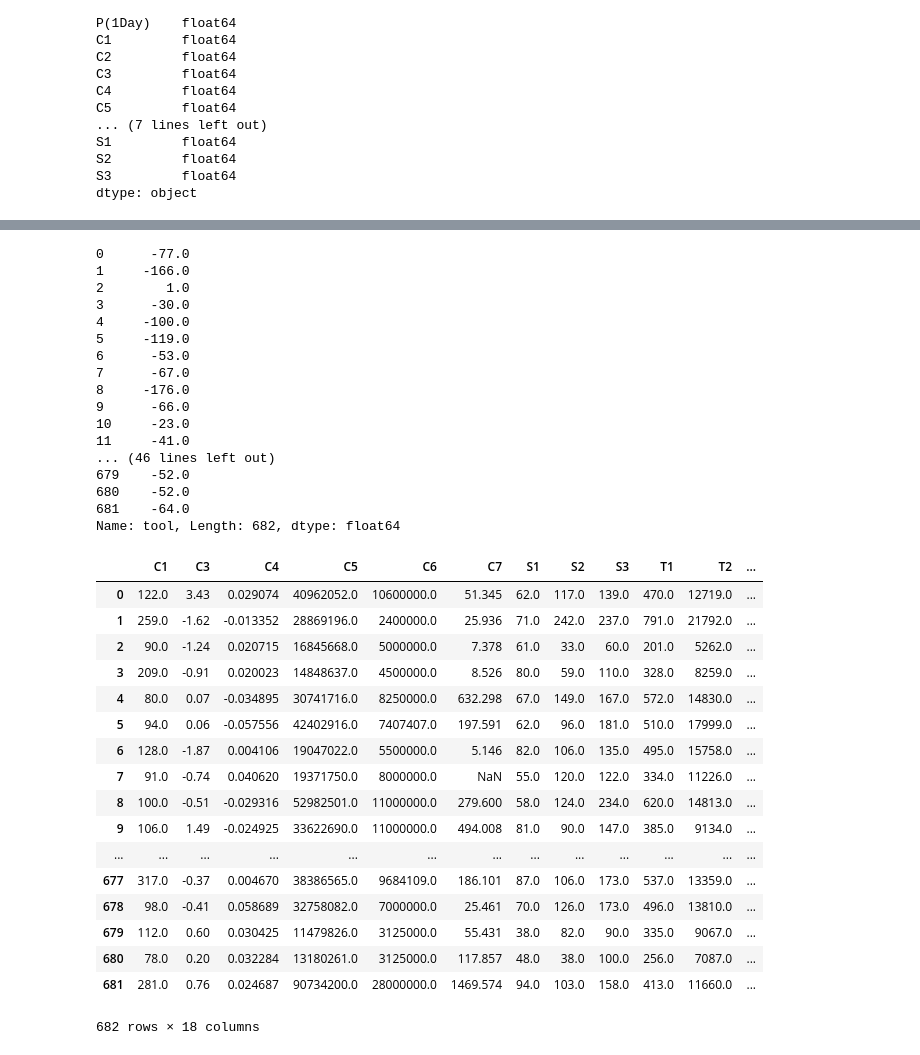
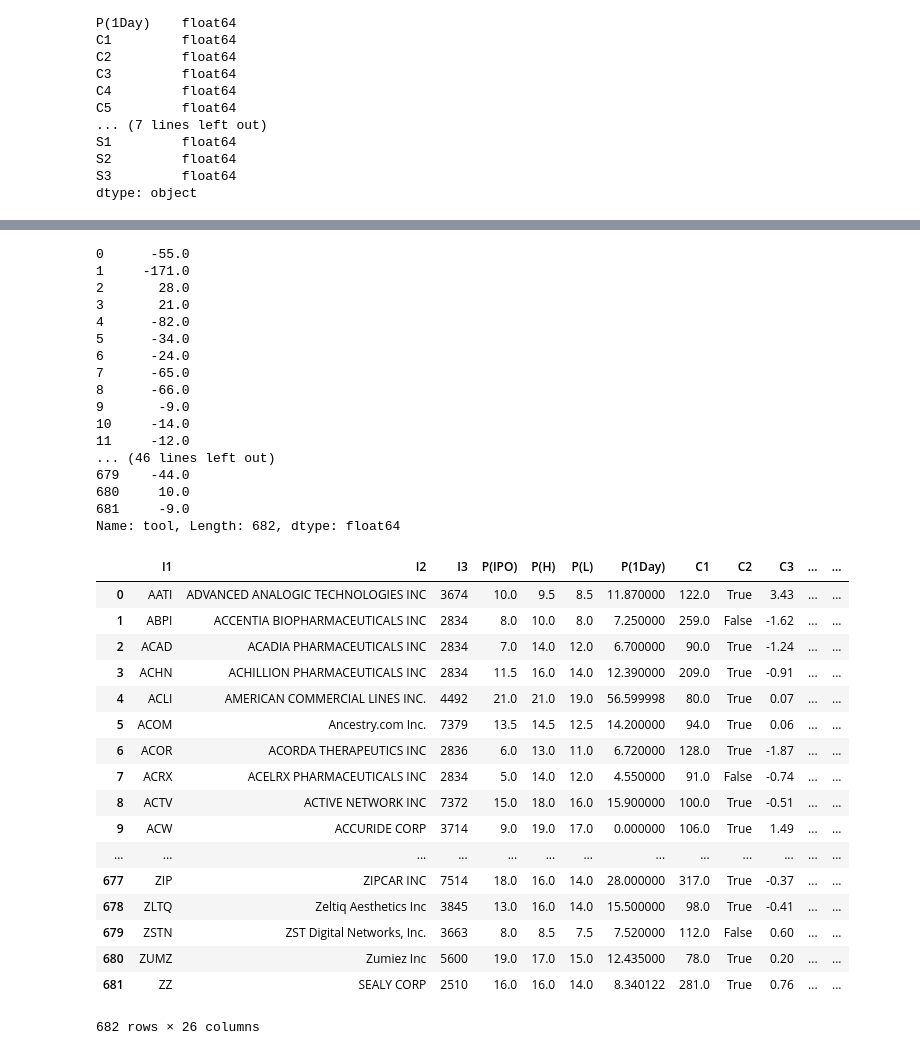
Before and after one commit to ConorFeeney/IS540-Code, a Jupyter notebook: Python for Comp 1/Tim's Scratch.ipynb, the cells around one changed output, grey strips where cells are left out. Cells and saved outputs as stored; diff of their text form; code cells hidden in the pictures.

```diff
--- a/Python for Comp 1/Tim's Scratch.ipynb
+++ b/Python for Comp 1/Tim's Scratch.ipynb
@@ -80,6 +80,7 @@ ipo_data.describe()
 #                      ,'S2':ipo_data['S2']
 #                      ,'S3':ipo_data['S3']})
 # %%
+df=pd.DataFrame.copy(ipo_data)
 df['zscore'] = (df['C3'] - df['C3'].mean())/df['C3'].std(ddof=0)
 df.describe()
 # %% [output]
@@ -119,56 +120,56 @@ df
 #zscore1 = (ipo_data.C2 - ipo_data.C2.mean())/ipo_data.C2.std(ddof=0)
 # %%
 tool = pd.DataFrame({'S1':ipo_data['S1']
-                      ,'S3':ipo_data['S3']})
+                      ,'S2':ipo_data['S2']})
 # %%
-df['tool'] = (tool['S1'] - tool['S3'])
+df['tool'] = (tool['S1'] - tool['S2'])
 df['tool']
 # %% [output]
-0      -77.0
-1     -166.0
-2        1.0
-3      -30.0
-4     -100.0
-5     -119.0
-6      -53.0
-7      -67.0
-8     -176.0
-9      -66.0
-10     -23.0
-11     -41.0
+0      -55.0
+1     -171.0
+2       28.0
+3       21.0
+4      -82.0
+5      -34.0
+6      -24.0
+7      -65.0
+8      -66.0
+9       -9.0
+10     -14.0
+11     -12.0
 ... (46 lines left out)
-679    -52.0
-680    -52.0
-681    -64.0
+679    -44.0
+680     10.0
+681     -9.0
 Name: tool, Length: 682, dtype: float64
 # %%
 #var1 = df['tool'].astype(bool)
 
 #if df['tool'] >= 0:
 #    print("1")
 #else:
 #    print("0")
 
-df['tool_group'] = np.where(df.tool>0, '1',
+df['tool_group'] = np.where(df.tool>=0, '1',
                            np.where(df.tool<0,'0', '>0'))
 
 df
 # %% [output]
-|  | C1 | C3 | C4 | C5 | C6 | C7 | S1 | S2 | S3 | T1 | T2 | ... |
-| 0 | 122.0 | 3.43 | 0.029074 | 40962052.0 | 10600000.0 | 51.345 | 62.0 | 117.0 | 139.0 | 470.0 | 12719.0 | ... |
-| 1 | 259.0 | -1.62 | -0.013352 | 28869196.0 | 2400000.0 | 25.936 | 71.0 | 242.0 | 237.0 | 791.0 | 21792.0 | ... |
-| 2 | 90.0 | -1.24 | 0.020715 | 16845668.0 | 5000000.0 | 7.378 | 61.0 | 33.0 | 60.0 | 201.0 | 5262.0 | ... |
-| 3 | 209.0 | -0.91 | 0.020023 | 14848637.0 | 4500000.0 | 8.526 | 80.0 | 59.0 | 110.0 | 328.0 | 8259.0 | ... |
-| 4 | 80.0 | 0.07 | -0.034895 | 30741716.0 | 8250000.0 | 632.298 | 67.0 | 149.0 | 167.0 | 572.0 | 14830.0 | ... |
-| 5 | 94.0 | 0.06 | -0.057556 | 42402916.0 | 7407407.0 | 197.591 | 62.0 | 96.0 | 181.0 | 510.0 | 17999.0 | ... |
-| 6 | 128.0 | -1.87 | 0.004106 | 19047022.0 | 5500000.0 | 5.146 | 82.0 | 106.0 | 135.0 | 495.0 | 15758.0 | ... |
-| 7 | 91.0 | -0.74 | 0.040620 | 19371750.0 | 8000000.0 | NaN | 55.0 | 120.0 | 122.0 | 334.0 | 11226.0 | ... |
-| 8 | 100.0 | -0.51 | -0.029316 | 52982501.0 | 11000000.0 | 279.600 | 58.0 | 124.0 | 234.0 | 620.0 | 14813.0 | ... |
-| 9 | 106.0 | 1.49 | -0.024925 | 33622690.0 | 11000000.0 | 494.008 | 81.0 | 90.0 | 147.0 | 385.0 | 9134.0 | ... |
+|  | I1 | I2 | I3 | P(IPO) | P(H) | P(L) | P(1Day) | C1 | C2 | C3 | ... | ... |
+| 0 | AATI | ADVANCED ANALOGIC TECHNOLOGIES INC | 3674 | 10.0 | 9.5 | 8.5 | 11.870000 | 122.0 | True | 3.43 | ... | ... |
+| 1 | ABPI | ACCENTIA BIOPHARMACEUTICALS INC | 2834 | 8.0 | 10.0 | 8.0 | 7.250000 | 259.0 | False | -1.62 | ... | ... |
+| 2 | ACAD | ACADIA PHARMACEUTICALS INC | 2834 | 7.0 | 14.0 | 12.0 | 6.700000 | 90.0 | True | -1.24 | ... | ... |
+| 3 | ACHN | ACHILLION PHARMACEUTICALS INC | 2834 | 11.5 | 16.0 | 14.0 | 12.390000 | 209.0 | True | -0.91 | ... | ... |
+| 4 | ACLI | AMERICAN COMMERCIAL LINES INC. | 4492 | 21.0 | 21.0 | 19.0 | 56.599998 | 80.0 | True | 0.07 | ... | ... |
+| 5 | ACOM | Ancestry.com Inc. | 7379 | 13.5 | 14.5 | 12.5 | 14.200000 | 94.0 | True | 0.06 | ... | ... |
+| 6 | ACOR | ACORDA THERAPEUTICS INC | 2836 | 6.0 | 13.0 | 11.0 | 6.720000 | 128.0 | True | -1.87 | ... | ... |
+| 7 | ACRX | ACELRX PHARMACEUTICALS INC | 2834 | 5.0 | 14.0 | 12.0 | 4.550000 | 91.0 | False | -0.74 | ... | ... |
+| 8 | ACTV | ACTIVE NETWORK INC | 7372 | 15.0 | 18.0 | 16.0 | 15.900000 | 100.0 | True | -0.51 | ... | ... |
+| 9 | ACW | ACCURIDE CORP | 3714 | 9.0 | 19.0 | 17.0 | 0.000000 | 106.0 | True | 1.49 | ... | ... |
 | ... | ... | ... | ... | ... | ... | ... | ... | ... | ... | ... | ... | ... |
-| 677 | 317.0 | -0.37 | 0.004670 | 38386565.0 | 9684109.0 | 186.101 | 87.0 | 106.0 | 173.0 | 537.0 | 13359.0 | ... |
-| 678 | 98.0 | -0.41 | 0.058689 | 32758082.0 | 7000000.0 | 25.461 | 70.0 | 126.0 | 173.0 | 496.0 | 13810.0 | ... |
-| 679 | 112.0 | 0.60 | 0.030425 | 11479826.0 | 3125000.0 | 55.431 | 38.0 | 82.0 | 90.0 | 335.0 | 9067.0 | ... |
-| 680 | 78.0 | 0.20 | 0.032284 | 13180261.0 | 3125000.0 | 117.857 | 48.0 | 38.0 | 100.0 | 256.0 | 7087.0 | ... |
-| 681 | 281.0 | 0.76 | 0.024687 | 90734200.0 | 28000000.0 | 1469.574 | 94.0 | 103.0 | 158.0 | 413.0 | 11660.0 | ... |
+| 677 | ZIP | ZIPCAR INC | 7514 | 18.0 | 16.0 | 14.0 | 28.000000 | 317.0 | True | -0.37 | ... | ... |
+| 678 | ZLTQ | Zeltiq Aesthetics Inc | 3845 | 13.0 | 16.0 | 14.0 | 15.500000 | 98.0 | True | -0.41 | ... | ... |
+| 679 | ZSTN | ZST Digital Networks, Inc. | 3663 | 8.0 | 8.5 | 7.5 | 7.520000 | 112.0 | False | 0.60 | ... | ... |
+| 680 | ZUMZ | Zumiez Inc | 5600 | 19.0 | 17.0 | 15.0 | 12.435000 | 78.0 | True | 0.20 | ... | ... |
+| 681 | ZZ | SEALY CORP | 2510 | 16.0 | 16.0 | 14.0 | 8.340122 | 281.0 | True | 0.76 | ... | ... |
-682 rows × 18 columns
+682 rows × 26 columns
```
Also changed, not shown: parts of 2 cells of this notebook.
